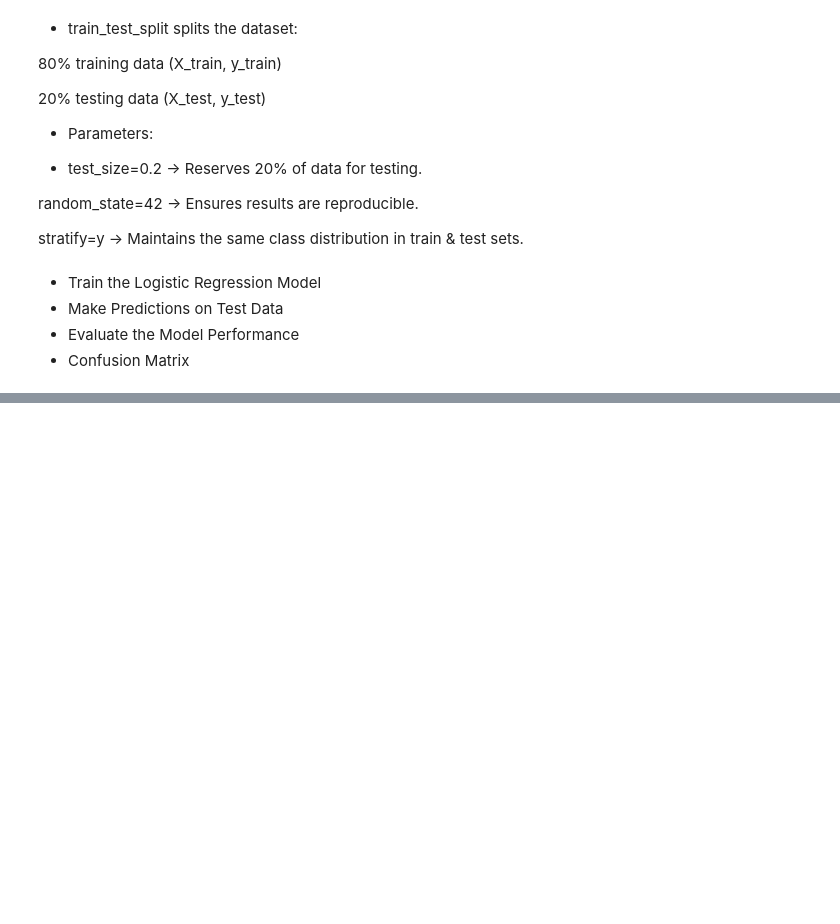
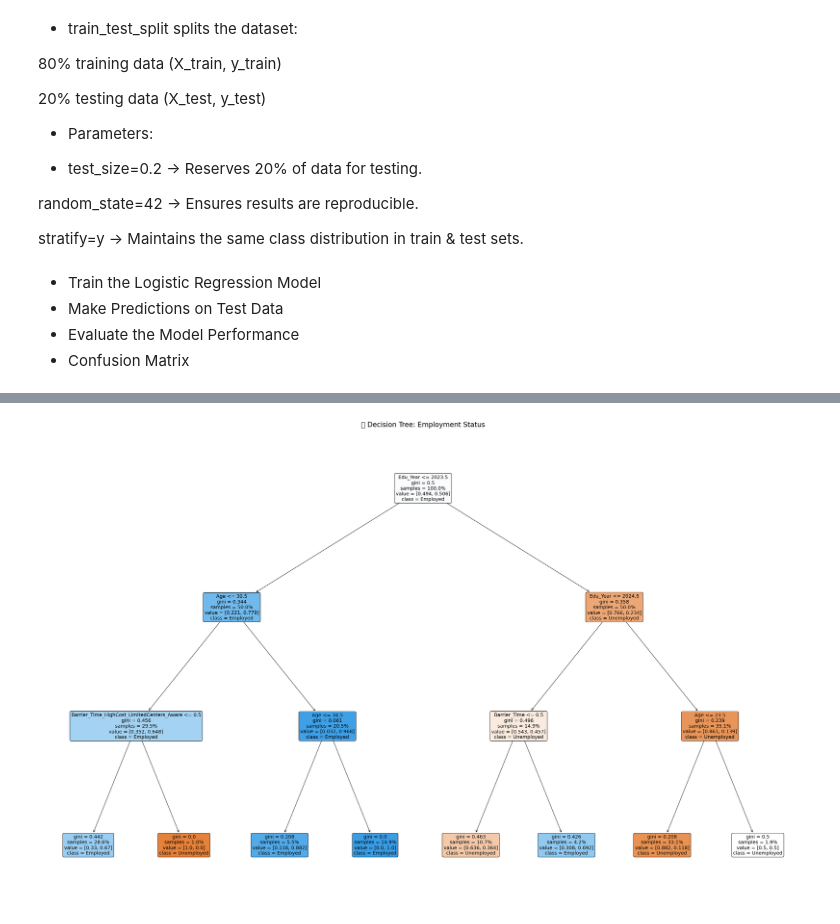
Before and after one commit to Shravani509/MSc_Statistics_project, a Jupyter notebook: MSc 4th sem Project.ipynb, the cells around one changed output, grey strips where cells are left out. Cells and saved outputs as stored; diff of their text form; code cells hidden in the pictures; blank space fills up the shorter version.

```diff
--- a/MSc 4th sem Project.ipynb
+++ b/MSc 4th sem Project.ipynb
@@ -636,0 +942,20 @@ stratify=y → Maintains the same class distribution in train & test sets.
+# %%
+import matplotlib.pyplot as plt
+from sklearn.tree import plot_tree
+
+# Set a large figure size
+plt.figure(figsize=(40, 25))
+
+# Plot with larger font, rounded boxes, and horizontal layout
+plot_tree(dt_model,
+          feature_names=X.columns,
+          class_names=['Unemployed', 'Employed'],
+          filled=True,
+          rounded=True,
+          fontsize=14,
+          proportion=True)
+
+plt.title("📊 Decision Tree: Employment Status", fontsize=20)
+plt.show()
+# %% [output]
+[figure, added]
```
Also changed, not shown: parts of 16 cells of this notebook.
